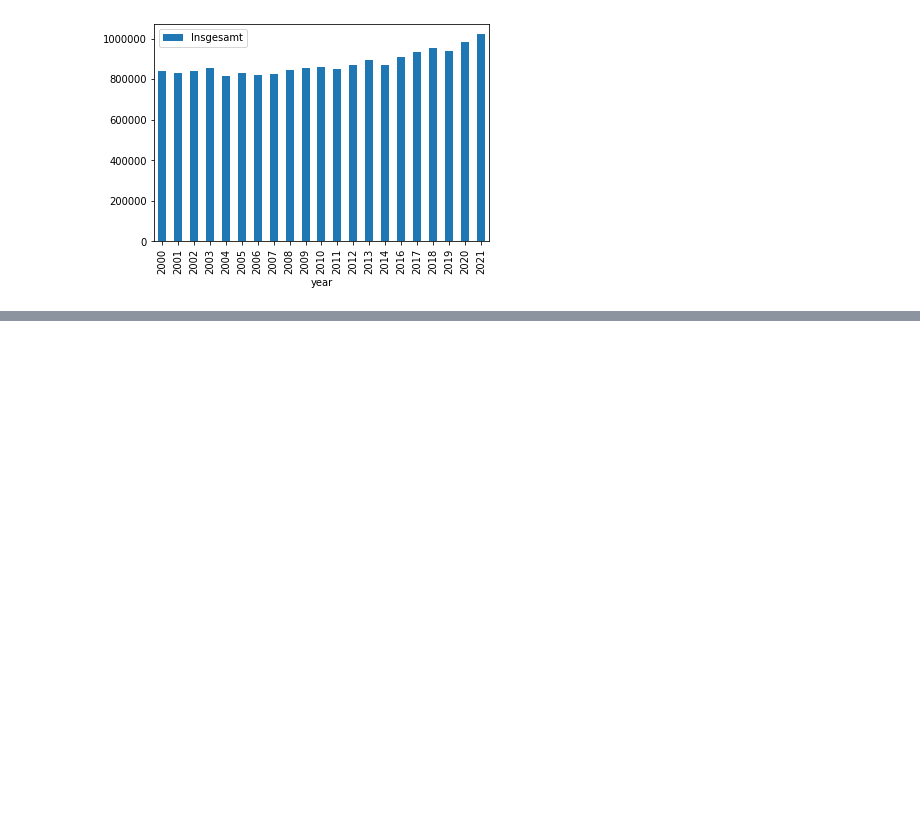
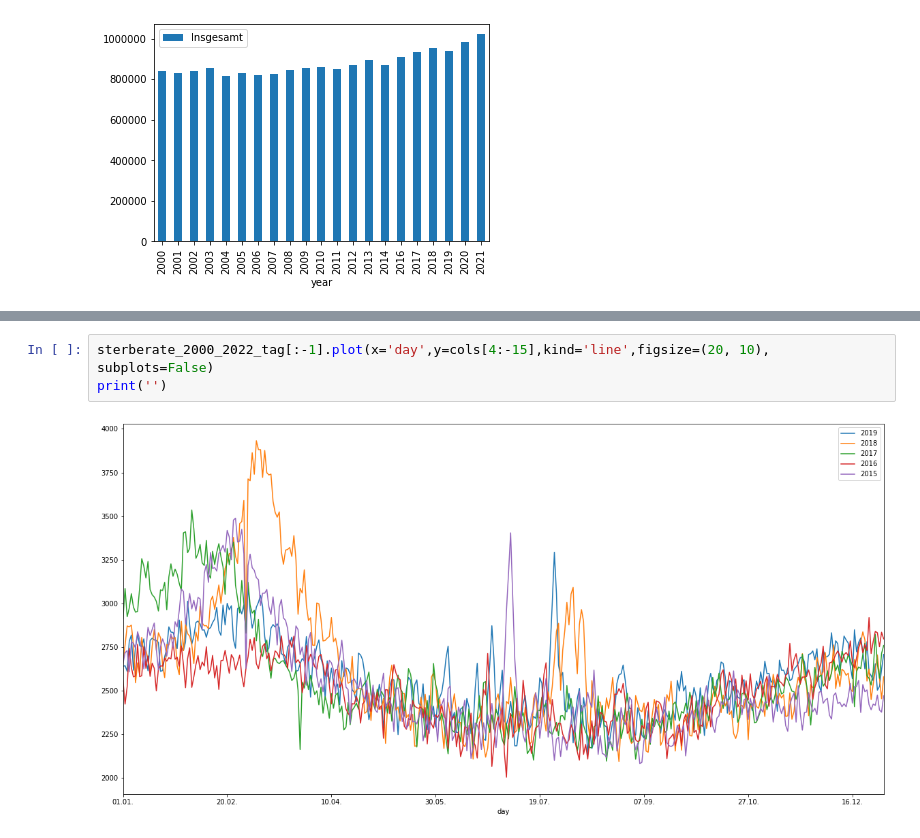
Before and after one commit to Mulham-Alesali/covid_data_analysis, a Jupyter notebook: Corona Datenvisualisierungen.ipynb, the cells around one changed output, grey strips where cells are left out. Cells and saved outputs as stored; diff of their text form; blank space fills up the shorter version.

```diff
--- a/Corona Datenvisualisierungen.ipynb
+++ b/Corona Datenvisualisierungen.ipynb
@@ -55,0 +83,5 @@ vertical_stack.plot(x='year',y='Insgesamt',kind='bar')
+# %%
+sterberate_2000_2022_tag[:-1].plot(x='day',y=cols[4:-15],kind='line',figsize=(20, 10), subplots=False)
+print('')
+# %% [output]
+[figure, added]
```
Also changed, not shown: parts of 9 cells of this notebook.
